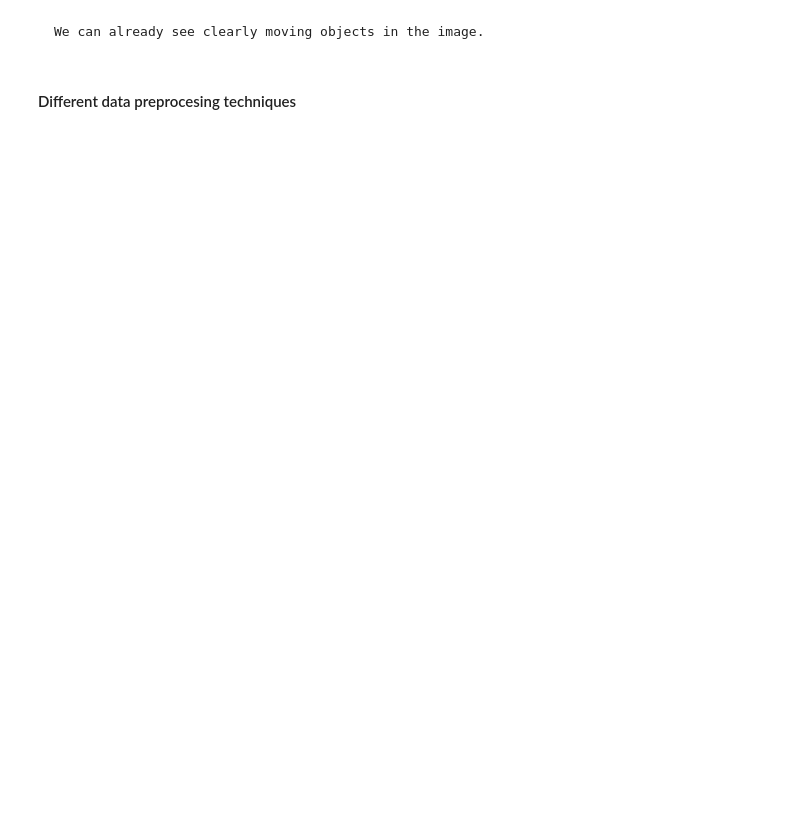
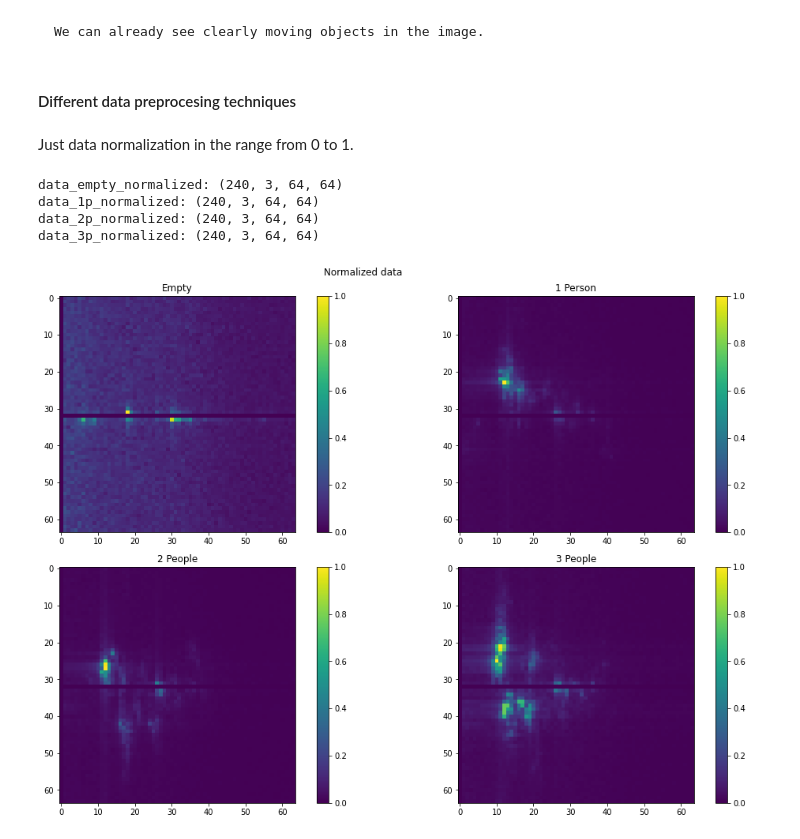
Before and after one commit to ml-lohi/hackathon-milan, a Jupyter notebook: submission/code/data_preprocessing.ipynb, the cells around one changed output. Saved outputs shown, nothing was run; the diff lists cells and outputs as text; code cells hidden in the pictures; blank space fills up the shorter version.

```diff
--- a/submission/code/data_preprocessing.ipynb
+++ b/submission/code/data_preprocessing.ipynb
@@ -118,3 +150,38 @@ fig.tight_layout()
     We can already see clearly moving objects in the image.
 # %% [markdown]
 #### Different data preprocesing techniques
+# %% [markdown]
+Just data normalization in the range from 0 to 1.
+# %%
+def normalize_data_2D(data):
+    return (data - np.min(data)) / (np.max(data) - np.min(data))
+
+def normalize_data_channels(frame):
+    for i in range(3):
+        frame[i,:,:] = normalize_data_2D(frame[i,:,:])
+    return frame
+# %%
+data_empty_normalized = np.array([normalize_data_channels(sample) for sample in data_empty_reshaped])
+data_1p_normalized = np.array([normalize_data_channels(sample) for sample in data_1p_reshaped])
+data_2p_normalized = np.array([normalize_data_channels(sample) for sample in data_2p_reshaped])
+data_3p_normalized = np.array([normalize_data_channels(sample) for sample in data_3p_reshaped])
+
+print(f"data_empty_normalized: {data_empty_normalized.shape}")
+print(f"data_1p_normalized: {data_1p_normalized.shape}")
+print(f"data_2p_normalized: {data_2p_normalized.shape}")
+print(f"data_3p_normalized: {data_3p_normalized.shape}")
+
+plot_data(  data_empty_normalized,
+            data_1p_normalized,
+            data_2p_normalized,
+            data_3p_normalized,
+            random_sample,
+                "Normalized data",
+            "normalized_data.png"
+        )
+# %% [output]
+data_empty_normalized: (240, 3, 64, 64)
+data_1p_normalized: (240, 3, 64, 64)
+data_2p_normalized: (240, 3, 64, 64)
+data_3p_normalized: (240, 3, 64, 64)
+[figure, added]
```
Also changed, not shown: parts of 18 cells of this notebook.
